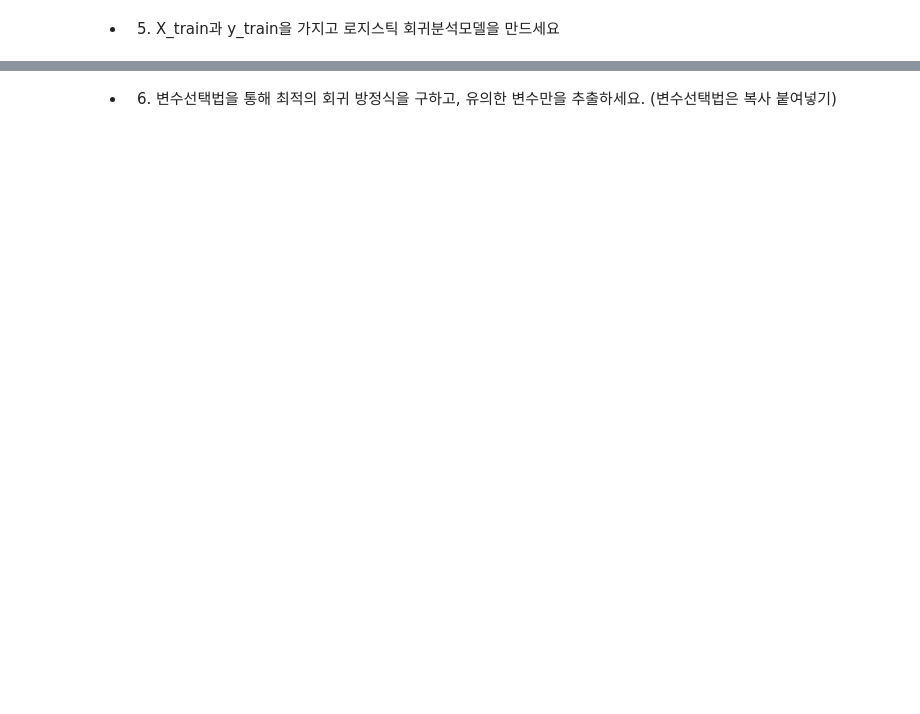
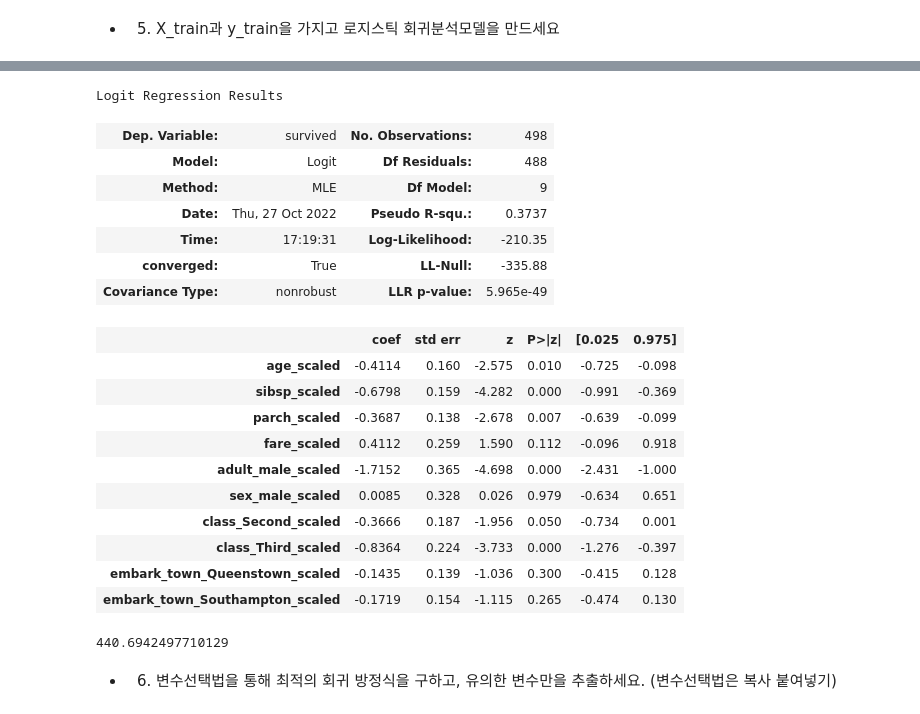
Before and after one commit to blackbutterfly0852/ADP_PRACTICE, a Jupyter notebook: 221026_로지스틱회귀분석.ipynb, the cells around one changed output, grey strips where cells are left out. Cells and saved outputs as stored; diff of their text form; code cells hidden in the pictures; blank space fills up the shorter version.

```diff
--- a/221026_로지스틱회귀분석.ipynb
+++ b/221026_로지스틱회귀분석.ipynb
@@ -82,3 +129,29 @@ get_dummies(data, prefix=None, prefix_sep='_', dummy_na: 'bool' = False, columns
+# %%
+result.summary()
+# %% [output]
+Logit Regression Results
+| Dep. Variable: | survived | No. Observations: | 498 |
+| Model: | Logit | Df Residuals: | 488 |
+| Method: | MLE | Df Model: | 9 |
+| Date: | Thu, 27 Oct 2022 | Pseudo R-squ.: | 0.3737 |
+| Time: | 17:19:31 | Log-Likelihood: | -210.35 |
+| converged: | True | LL-Null: | -335.88 |
+| Covariance Type: | nonrobust | LLR p-value: | 5.965e-49 |
+|  | coef | std err | z | P>|z| | [0.025 | 0.975] |
+| age_scaled | -0.4114 | 0.160 | -2.575 | 0.010 | -0.725 | -0.098 |
+| sibsp_scaled | -0.6798 | 0.159 | -4.282 | 0.000 | -0.991 | -0.369 |
+| parch_scaled | -0.3687 | 0.138 | -2.678 | 0.007 | -0.639 | -0.099 |
+| fare_scaled | 0.4112 | 0.259 | 1.590 | 0.112 | -0.096 | 0.918 |
+| adult_male_scaled | -1.7152 | 0.365 | -4.698 | 0.000 | -2.431 | -1.000 |
+| sex_male_scaled | 0.0085 | 0.328 | 0.026 | 0.979 | -0.634 | 0.651 |
+| class_Second_scaled | -0.3666 | 0.187 | -1.956 | 0.050 | -0.734 | 0.001 |
+| class_Third_scaled | -0.8364 | 0.224 | -3.733 | 0.000 | -1.276 | -0.397 |
+| embark_town_Queenstown_scaled | -0.1435 | 0.139 | -1.036 | 0.300 | -0.415 | 0.128 |
+| embark_town_Southampton_scaled | -0.1719 | 0.154 | -1.115 | 0.265 | -0.474 | 0.130 |
+# %%
+result.aic
+# %% [output]
+440.6942497710129
 # %% [markdown]
 - 6) 변수선택법을 통해 최적의 회귀 방정식을 구하고, 유의한 변수만을 추출하세요. (변수선택법은 복사 붙여넣기)
 # %%
```
Also changed, not shown: parts of 21 cells of this notebook.
